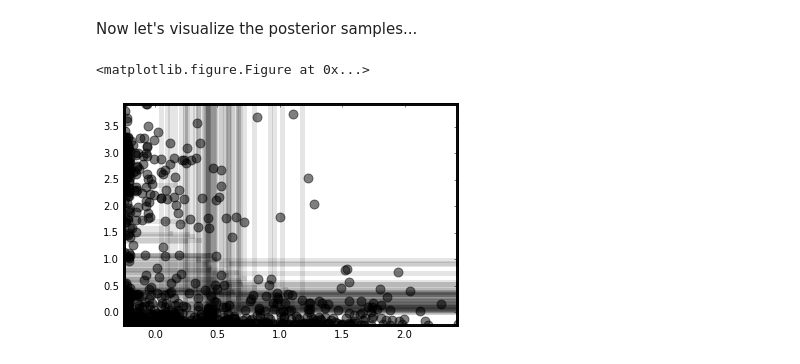
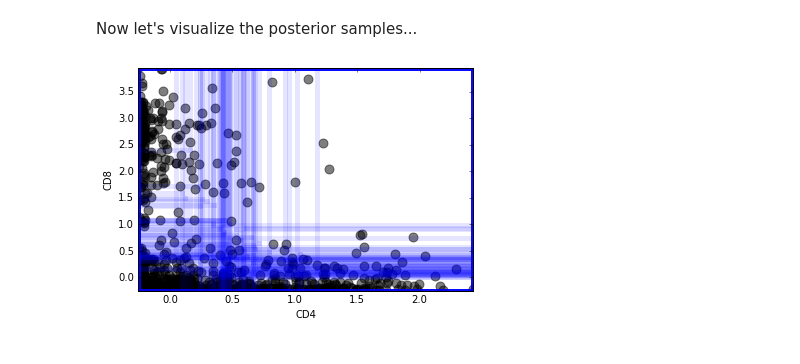
Before and after one commit to enalisnick/blog_sandbox, a Jupyter notebook: Flow_Cytometry_Mondrian_Processes.ipynb, the cells around one changed output. Drawn from its saved outputs; the diff is of its cells as text; code cells hidden in the pictures.

Commit message:
added color to posterior partitions

```diff
--- a/Flow_Cytometry_Mondrian_Processes.ipynb
+++ b/Flow_Cytometry_Mondrian_Processes.ipynb
@@ -50,27 +50,27 @@ def draw_Mondrian_at_t(theta_space, t, budget):
 Visualization...
 # %%
 ### VISUALIZE 2D MONDRIAN PROCESS ###
-def print_partitions(p, trans_level=1.):
+def print_partitions(p, trans_level=1., color='k'):
     if not p[1] and not p[2]:
-        plt.plot([p[0][0,0], p[0][0,0]], [p[0][1,0], p[0][1,1]], '-k', linewidth=5, alpha=trans_level)
-        plt.plot([p[0][0,1], p[0][0,1]], [p[0][1,0], p[0][1,1]], '-k', linewidth=5, alpha=trans_level)
-        plt.plot([p[0][0,0], p[0][0,1]], [p[0][1,0], p[0][1,0]], '-k', linewidth=5, alpha=trans_level)
-        plt.plot([p[0][0,0], p[0][0,1]], [p[0][1,1], p[0][1,1]], '-k', linewidth=5, alpha=trans_level)
+        plt.plot([p[0][0,0], p[0][0,0]], [p[0][1,0], p[0][1,1]], color+'-', linewidth=5, alpha=trans_level)
+        plt.plot([p[0][0,1], p[0][0,1]], [p[0][1,0], p[0][1,1]], color+'-', linewidth=5, alpha=trans_level)
+        plt.plot([p[0][0,0], p[0][0,1]], [p[0][1,0], p[0][1,0]], color+'-', linewidth=5, alpha=trans_level)
+        plt.plot([p[0][0,0], p[0][0,1]], [p[0][1,1], p[0][1,1]], color+'-', linewidth=5, alpha=trans_level)
 
     else:
-        print_partitions(p[1], trans_level)
-        print_partitions(p[2], trans_level)
+        print_partitions(p[1], trans_level, color)
+        print_partitions(p[2], trans_level, color)
 
 
 ### VISUALIZE 2D POSTERIOR WITH DATA###
-def print_posterior(data, samples, trans_level=.05):
+def print_posterior(data, samples, trans_level=.05, color='k'):
 
     plt.figure()
     plt.scatter(data[:,0], data[:,1], c='k', edgecolors='k', s=80, alpha=.5)
 
     #print all samples
     for sample in samples:
-        print_partitions(sample, trans_level)
+        print_partitions(sample, trans_level, color)
 # %% [markdown]
 K-Medians for approx MLE calculation...
 # %%
@@ -89,7 +89,7 @@ def get_median_assignment(data_point, medians):
 
 
 ### K-Medians Algorithm
-def get_K_mediants(data, K, lambda_k=.0001, max_iterations=1000):
+def get_K_medians(data, K, lambda_k=.0001, max_iterations=1000):
 
     # Initialize
     N = data.shape[0]
@@ -312,7 +312,7 @@ x_min, y_min, x_max, y_max = data_2d[:,0].min(), data_2d[:,1].min(), data_2d[:,0
 We will obtain the posterior distribution over partitions via accept-reject sampling.  First, we need to obtain an approx. MLE to use in the denominator...
 # %%
 # run K medians
-medians, assignments = get_K_mediants(data_2d, K=4, lambda_k=.0000001, max_iterations=500)
+medians, assignments = get_K_medians(data_2d, K=4, lambda_k=.0000001, max_iterations=500)
 
 # get bounds for each cluster
 bounds = []
@@ -388,13 +388,15 @@ Number of samples collected: 51
 # %% [markdown]
 Now let's visualize the posterior samples...
 # %%
-plt.figure()
+#### plt.figure()
 
-print_posterior(data_2d, samples, trans_level=.05)
+print_posterior(data_2d, samples, trans_level=.05, color='b')
 
+plt.xlabel("CD4")
+plt.ylabel("CD8")
+plt.title("")
 plt.xlim([x_min, x_max])
 plt.ylim([y_min, y_max])
 plt.show()
 # %% [output]
-<matplotlib.figure.Figure at 0x...>
-[figure, old version]
+[figure, new version]
```
